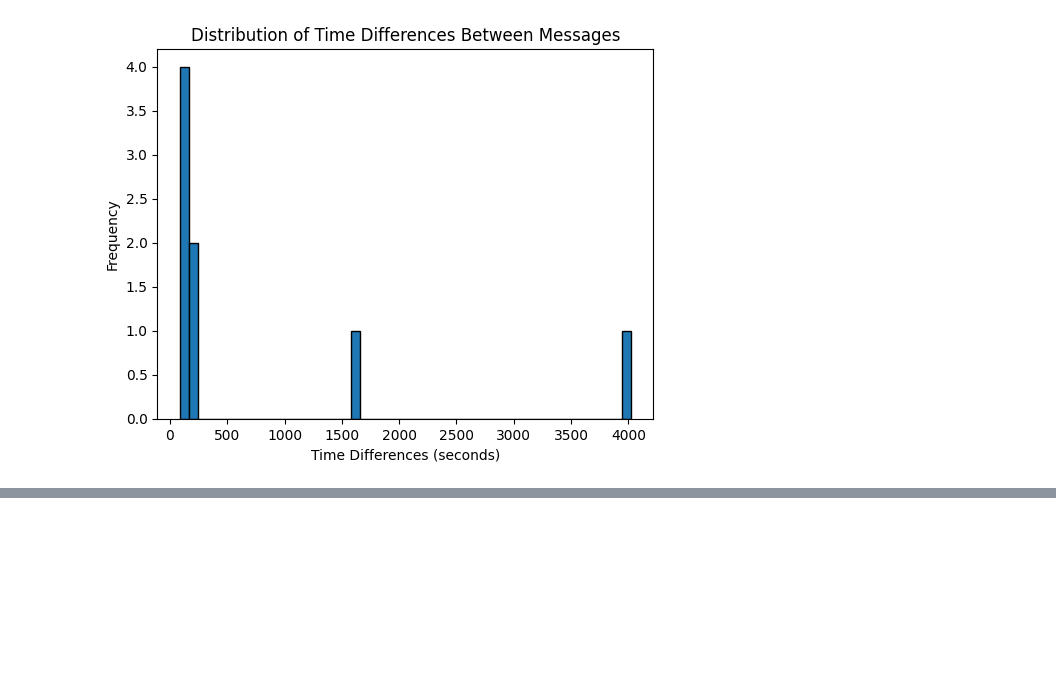
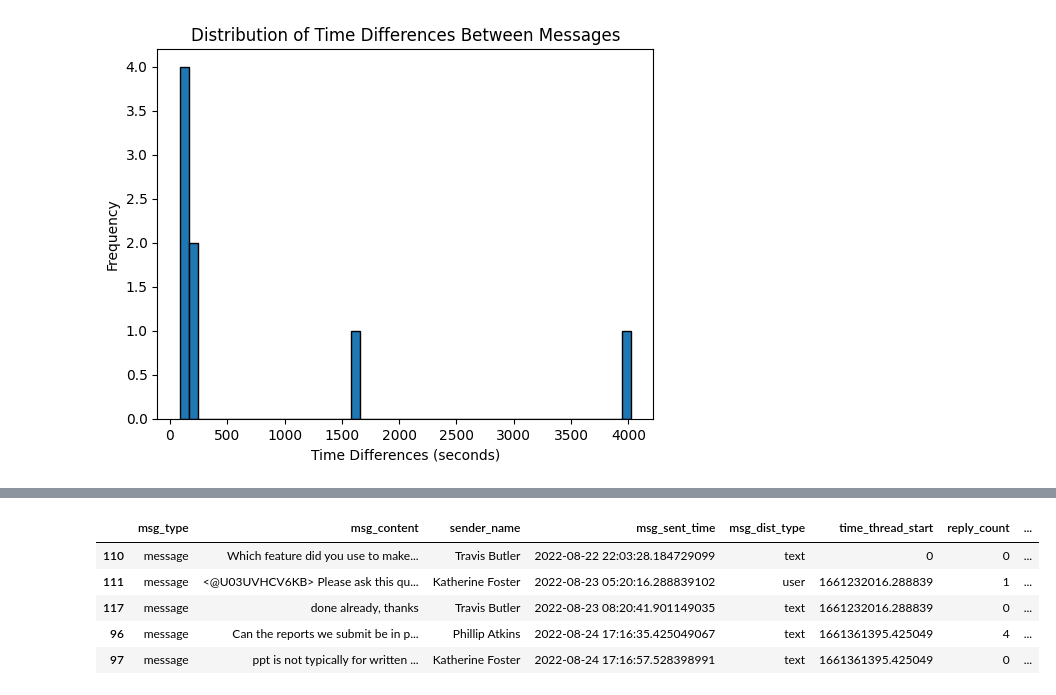
Before and after one commit to mekdes975/network_analysis, a Jupyter notebook: notebooks/histogram_and_topic_modeling.ipynb, the cells around one changed output, grey strips where cells are left out. Saved outputs shown, nothing was run; the diff lists cells and outputs as text; code cells hidden in the pictures; blank space fills up the shorter version.

```diff
--- a/notebooks/histogram_and_topic_modeling.ipynb
+++ b/notebooks/histogram_and_topic_modeling.ipynb
@@ -119,0 +156,9 @@ plt.show()
+# %%
+df_technical.head()
+# %% [output]
+|  | msg_type | msg_content | sender_name | msg_sent_time | msg_dist_type | time_thread_start | reply_count | ... |
+| 110 | message | Which feature did you use to make... | Travis Butler | 2022-08-22 22:03:28.184729099 | text | 0 | 0 | ... |
+| 111 | message | <@U03UVHCV6KB> Please ask this qu... | Katherine Foster | 2022-08-23 05:20:16.288839102 | user | 1661232016.288839 | 1 | ... |
+| 117 | message | done already, thanks | Travis Butler | 2022-08-23 08:20:41.901149035 | text | 1661232016.288839 | 0 | ... |
+| 96 | message | Can the reports we submit be in p... | Phillip Atkins | 2022-08-24 17:16:35.425049067 | text | 1661361395.425049 | 4 | ... |
+| 97 | message | ppt is not typically for written ... | Katherine Foster | 2022-08-24 17:16:57.528398991 | text | 1661361395.425049 | 0 | ... |
```
Also changed, not shown: parts of 9 cells of this notebook.
